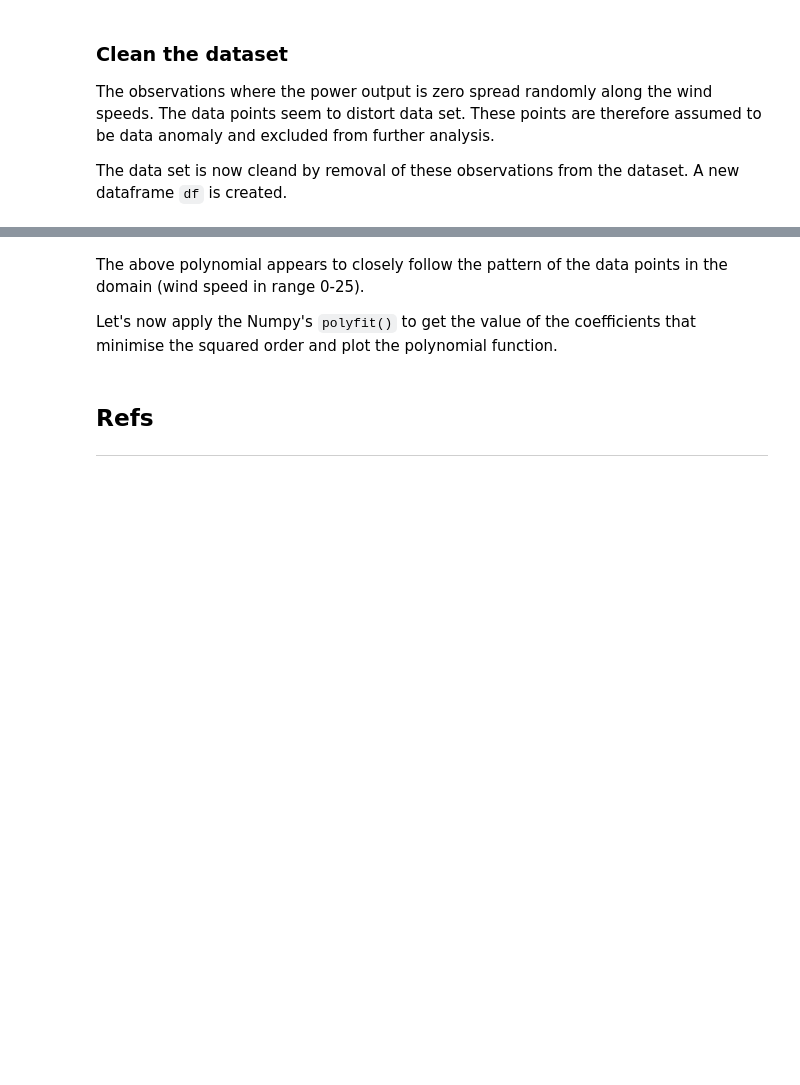
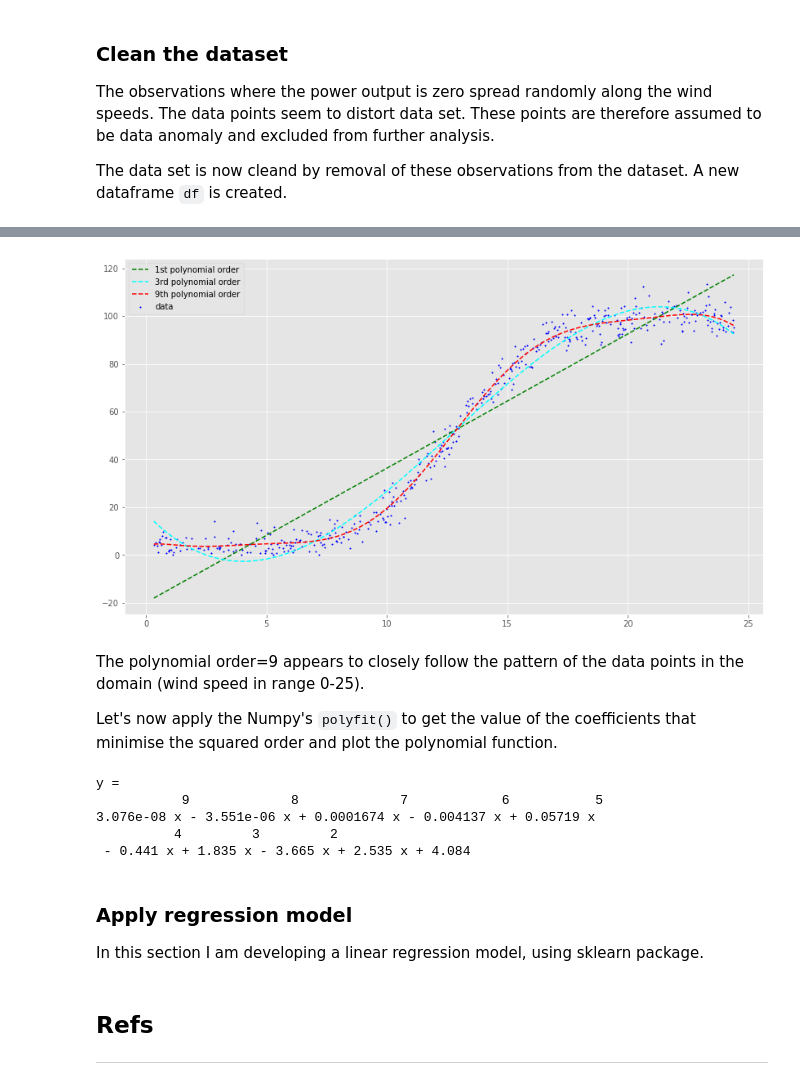
Before and after one commit to andkoc001/Machine-Learning-and-Statistics-Project, a Jupyter notebook: Powerproduction_ML.ipynb, the cells around one changed output, grey strips where cells are left out. Drawn from its saved outputs; the diff is of its cells as text; code cells hidden in the pictures; blank space fills up the shorter version.

Commit message:
Polynomial regression section updated

```diff
--- a/Powerproduction_ML.ipynb
+++ b/Powerproduction_ML.ipynb
@@ -94,5 +96,13 @@ import sklearn as sk
 import matplotlib.pyplot as plt
 import seaborn as sns
+# %%
+# set plotting style
+plt.style.use('ggplot')
+# set default figure size
+plt.figure(figsize=(14,8))
+plt.rcParams["figure.figsize"] = (14,8)
+# plot matplotlib graphs next to the code
+%matplotlib inline
 # %% [markdown]
 ### Loading the data set from a file
 
@@ -133,14 +147,16 @@ Occasionally, there is a number of observations where the power output is zero,
 df_raw[df_raw.power == 0].count()
 # %%
 # Histogram of power outputs - frequency of occurance - 'zero' values seem to distort the plot
-plt.figure(figsize=(18,4))
+plt.rcParams["figure.figsize"] = (14,4)
 sns.distplot(df_raw.power, bins=100, kde=False)
+plt.show()
 # %% [markdown]
 The analysis of the wind speed distribution shows that the wind speed appears to uniformly distribute, with no particular wind speed dominating.
 # %%
 # what wind speeds dominate - it appears to be more or less uniformely distributed
-plt.figure(figsize=(18,2))
+plt.rcParams["figure.figsize"] = (14,2)
 sns.distplot(df_raw.speed, bins=100, kde=False)
+plt.show()
 # %% [markdown]
 ### Clean the dataset
 
@@ -164,3 +178,36 @@ sns.regplot(data=df, x="speed", y="power", scatter_kws={'s':1})
+# %%
+# adapted from https://stackoverflow.com/q/51732577
+# create a shorthand for the column names
+X = df.iloc[:, 0].values.reshape(-1,1)
+y = df.iloc[:, 1].values.reshape(-1,1)
+plt.scatter(X, y, s=2, color='blue', label="data")
+
+# Fitting Polynomial Regression to the dataset
+poly_reg = PolynomialFeatures(degree = 1)
+X_poly = poly_reg.fit_transform(X)
+lin_reg = LinearRegression()
+lin_reg.fit(X_poly, y)
+plt.plot(X, lin_reg.predict(X_poly), ls="--", color = 'green', label='1st polynomial order')
+
+poly_reg = PolynomialFeatures(degree = 3)
+X_poly = poly_reg.fit_transform(X)
+lin_reg = LinearRegression()
+lin_reg.fit(X_poly, y)
+plt.plot(X, lin_reg.predict(X_poly), ls="--", color = 'cyan', label='3rd polynomial order')
+
+poly_reg = PolynomialFeatures(degree = 9)
+X_poly = poly_reg.fit_transform(X)
+lin_reg = LinearRegression()
+lin_reg.fit(X_poly, y)
+plt.plot(X, lin_reg.predict(X_poly), ls="--", color = 'red', label='9th polynomial order')
+
+
+# Visualising the Polynomial Regression results
+plt.legend(loc='best')
+plt.rcParams["figure.figsize"] = (14,8)
+plt.show()
+# %% [output]
+[figure, added]
 # %%
 # Polynomial regression for cleaned dataset
 
@@ -173,4 +219,4 @@ plt.show()
 # %% [markdown]
-The above polynomial appears to closely follow the pattern of the data points in the domain (wind speed in range 0-25).
+The polynomial order=9 appears to closely follow the pattern of the data points in the domain (wind speed in range 0-25).
 
 Let's now apply the Numpy's `polyfit()` to get the value of the coefficients that minimise the squared order and plot the polynomial function.
@@ -179,18 +223,17 @@ plt.rcParams['figure.figsize'] = [18, 6]
 # %%
 coeff = np.polyfit(df['speed'], df['power'], 9)
 #coeff
-
-x = np.linspace(0, 24.5, 101)
-
 yp = np.poly1d(coeff)
-xp = plt.plot(x, yp(x))
-
-plt.xlim(0,25)
-plt.ylim(0,120)
-
-
-plt.rcParams['figure.figsize'] = [18, 6]
-plt.show()
 
 print("y = ")
 print(yp)
+# %% [output]
+y =
+           9             8             7            6           5
+3.076e-08 x - 3.551e-06 x + 0.0001674 x - 0.004137 x + 0.05719 x
+          4         3         2
+ - 0.441 x + 1.835 x - 3.665 x + 2.535 x + 4.084
+# %% [markdown]
+### Apply regression model
+
+In this section I am developing a linear regression model, using sklearn package.
```
Also changed, not shown: parts of 20 cells of this notebook, 1 other file.
